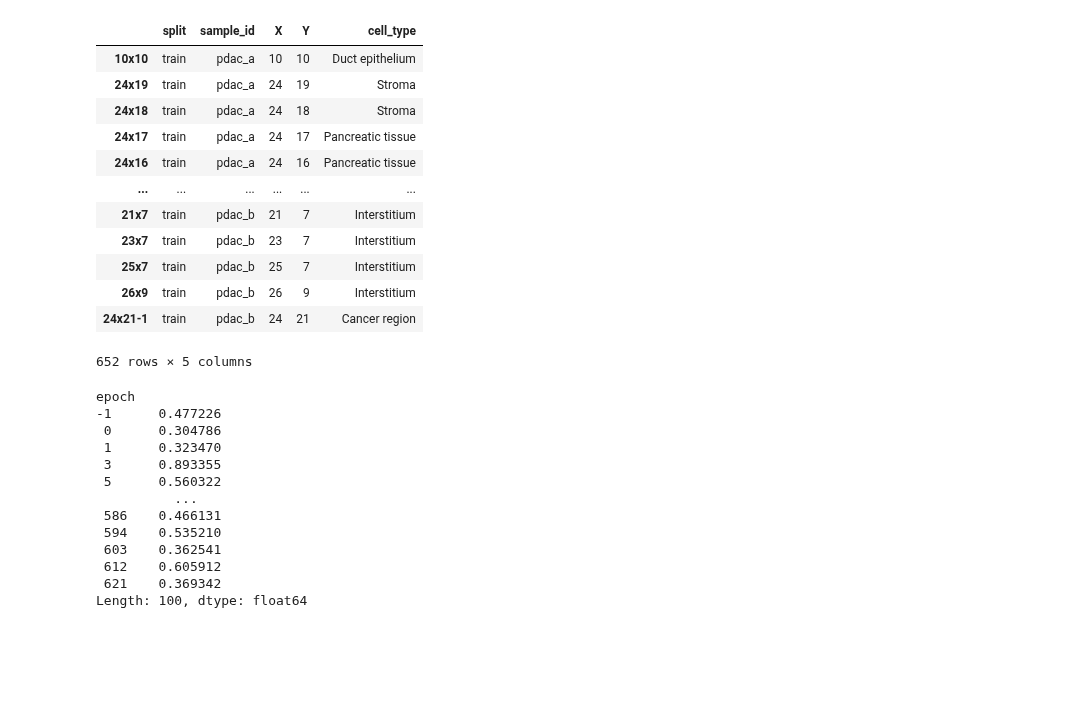
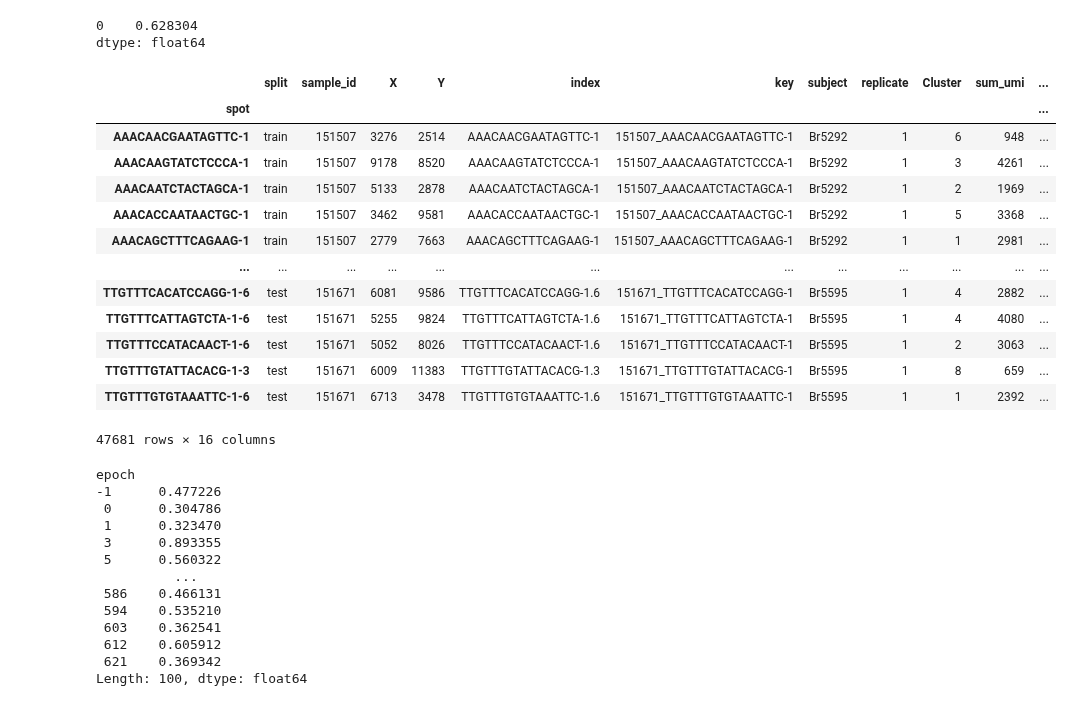
Before and after one commit to williamrobotma/AGrEDA, a Jupyter notebook: scratch.ipynb, the cells around one changed output. Saved outputs shown, nothing was run; the diff lists cells and outputs as text; code cells hidden in the pictures; blank space fills up the shorter version.

```diff
--- a/scratch.ipynb
+++ b/scratch.ipynb
@@ -22,24 +22,30 @@ import pickle
 
 import matplotlib.pyplot as plt
 # %%
-df = pd.read_csv('results/ADDA/mouse_cortex/GSE115746_spotless_mouse_cortex/80markers/5mix_20000spots/standard/final/1113984013/results_checkpt-59.csv', index_col=[0,1,2], header=[0,1,2])
+df = pd.read_csv('results/ADDA/mouse_cortex/GSE115746_spotless_mouse_cortex/80markers/5mix_20000spots/standard/final/1113984013/results_checkpt-59.csv', index_col=[0,1,2], header=[0,1])
+df.loc[("After DA (epoch 59)", "train"), "Real Spots (Cosine Distance)"].mean()
+df.loc[("Before DA", "train"), "Real Spots (Cosine Distance)"].mean()
+# %% [output]
+0    0.628304
+dtype: float64
 # %%
-adata = sc.read_h5ad("data/pdac/preprocessed/CA001063_GSE111672/20markers/minmax/mat_sp_train_d_one_model.h5ad")
+adata = sc.read_h5ad("data/dlpfc/preprocessed/GSE144136_spatialLIBD/20markers/unscaled/mat_sp_samp_split_d.h5ad")
 adata.obs
 # %% [output]
-|  | split | sample_id | X | Y | cell_type |
-| 10x10 | train | pdac_a | 10 | 10 | Duct epithelium |
-| 24x19 | train | pdac_a | 24 | 19 | Stroma |
-| 24x18 | train | pdac_a | 24 | 18 | Stroma |
-| 24x17 | train | pdac_a | 24 | 17 | Pancreatic tissue |
-| 24x16 | train | pdac_a | 24 | 16 | Pancreatic tissue |
-| ... | ... | ... | ... | ... | ... |
-| 21x7 | train | pdac_b | 21 | 7 | Interstitium |
-| 23x7 | train | pdac_b | 23 | 7 | Interstitium |
-| 25x7 | train | pdac_b | 25 | 7 | Interstitium |
-| 26x9 | train | pdac_b | 26 | 9 | Interstitium |
-| 24x21-1 | train | pdac_b | 24 | 21 | Cancer region |
+|  | split | sample_id | X | Y | index | key | subject | replicate | Cluster | sum_umi | ... |
+| spot |  |  |  |  |  |  |  |  |  |  | ... |
+| AAACAACGAATAGTTC-1 | train | 151507 | 3276 | 2514 | AAACAACGAATAGTTC-1 | 151507_AAACAACGAATAGTTC-1 | Br5292 | 1 | 6 | 948 | ... |
+| AAACAAGTATCTCCCA-1 | train | 151507 | 9178 | 8520 | AAACAAGTATCTCCCA-1 | 151507_AAACAAGTATCTCCCA-1 | Br5292 | 1 | 3 | 4261 | ... |
+| AAACAATCTACTAGCA-1 | train | 151507 | 5133 | 2878 | AAACAATCTACTAGCA-1 | 151507_AAACAATCTACTAGCA-1 | Br5292 | 1 | 2 | 1969 | ... |
+| AAACACCAATAACTGC-1 | train | 151507 | 3462 | 9581 | AAACACCAATAACTGC-1 | 151507_AAACACCAATAACTGC-1 | Br5292 | 1 | 5 | 3368 | ... |
+| AAACAGCTTTCAGAAG-1 | train | 151507 | 2779 | 7663 | AAACAGCTTTCAGAAG-1 | 151507_AAACAGCTTTCAGAAG-1 | Br5292 | 1 | 1 | 2981 | ... |
+| ... | ... | ... | ... | ... | ... | ... | ... | ... | ... | ... | ... |
+| TTGTTTCACATCCAGG-1-6 | test | 151671 | 6081 | 9586 | TTGTTTCACATCCAGG-1.6 | 151671_TTGTTTCACATCCAGG-1 | Br5595 | 1 | 4 | 2882 | ... |
+| TTGTTTCATTAGTCTA-1-6 | test | 151671 | 5255 | 9824 | TTGTTTCATTAGTCTA-1.6 | 151671_TTGTTTCATTAGTCTA-1 | Br5595 | 1 | 4 | 4080 | ... |
+| TTGTTTCCATACAACT-1-6 | test | 151671 | 5052 | 8026 | TTGTTTCCATACAACT-1.6 | 151671_TTGTTTCCATACAACT-1 | Br5595 | 1 | 2 | 3063 | ... |
+| TTGTTTGTATTACACG-1-3 | test | 151671 | 6009 | 11383 | TTGTTTGTATTACACG-1.3 | 151671_TTGTTTGTATTACACG-1 | Br5595 | 1 | 8 | 659 | ... |
+| TTGTTTGTGTAAATTC-1-6 | test | 151671 | 6713 | 3478 | TTGTTTGTGTAAATTC-1.6 | 151671_TTGTTTGTGTAAATTC-1 | Br5595 | 1 | 1 | 2392 | ... |
-652 rows × 5 columns
+47681 rows × 16 columns
 # %%
 df = pd.DataFrame(np.random.rand(100, 3), index=[int(i**1.4 - 1) for i in range(100)])
 df.index.name = "epoch"
```
Also changed, not shown: 13 other files.
